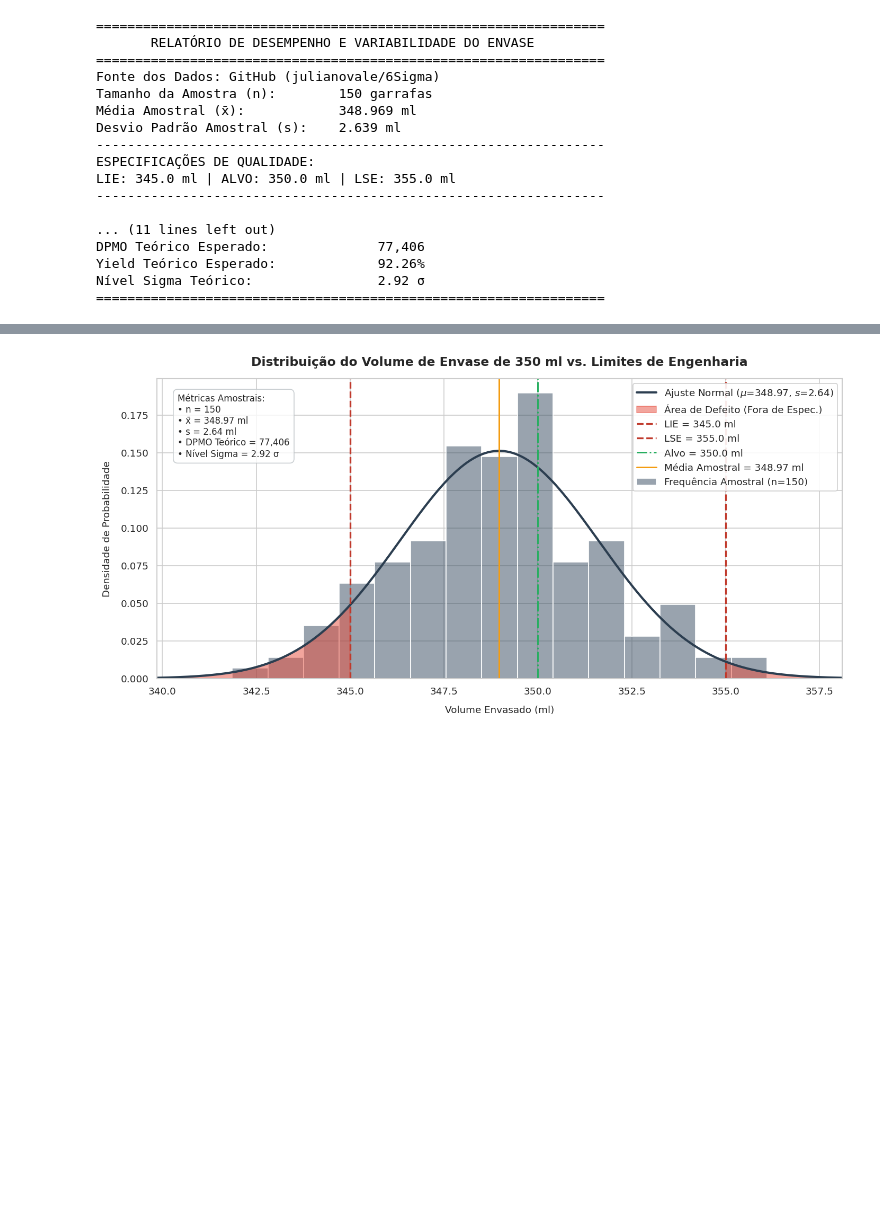
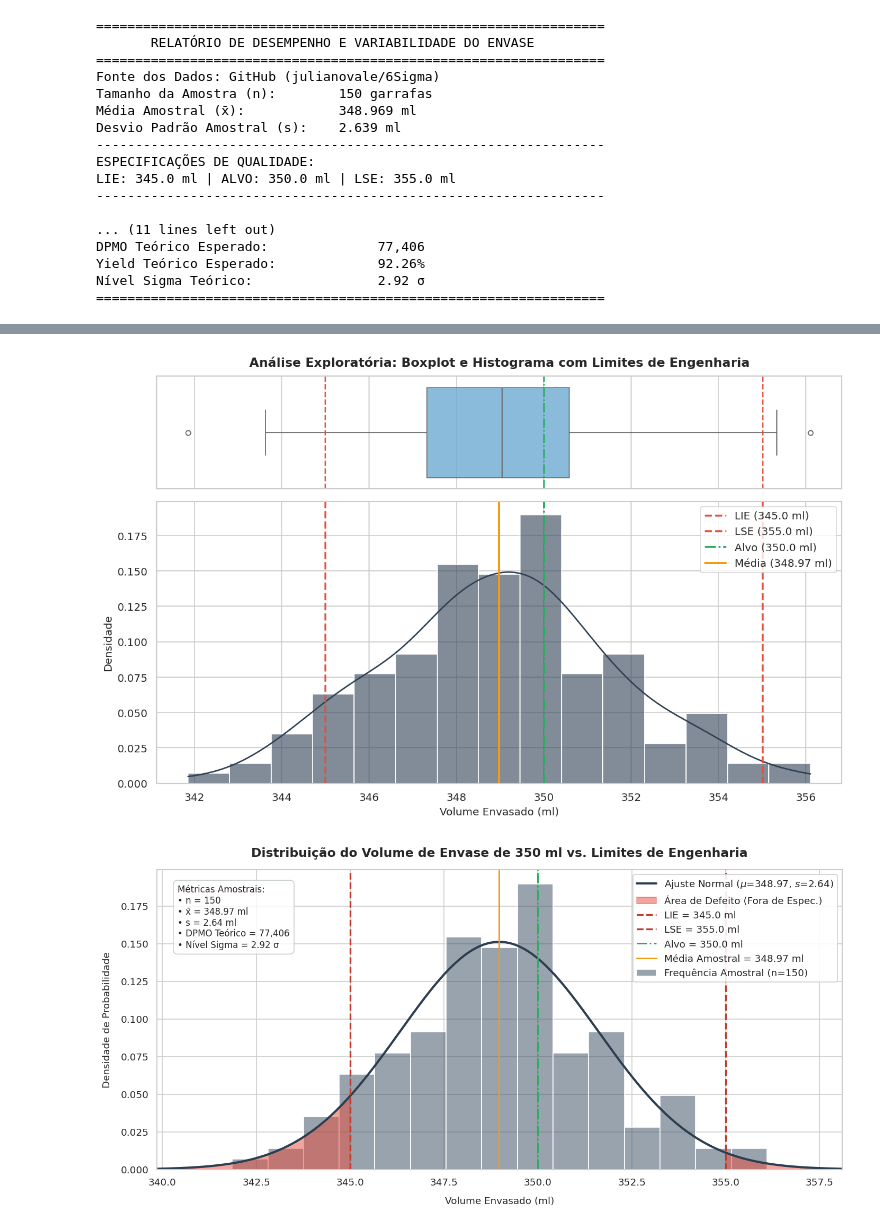
Before and after one commit to julianovale/6Sigma, a Jupyter notebook: 001_6Sigma_Fundamentos.ipynb, the cells around one changed output, grey strips where cells are left out. Drawn from its saved outputs; the diff is of its cells as text; code cells hidden in the pictures; blank space fills up the shorter version.

```diff
--- a/001_6Sigma_Fundamentos.ipynb
+++ b/001_6Sigma_Fundamentos.ipynb
@@ -155,0 +178,74 @@ Nível Sigma Teórico:                2.92 σ
+# %%
+import pandas as pd
+import numpy as np
+import matplotlib.pyplot as plt
+import seaborn as sns
+from scipy import stats
+
+# 1. Carregamento dos dados
+url_raw = "https://raw.githubusercontent.com/julianovale/6Sigma/main/Base/amostra_envase_350ml.csv"
+df = pd.read_csv(url_raw)
+vol = df["volume_ml"]
+
+# Parâmetros de Engenharia
+LIE, LSE, ALVO = 345.0, 355.0, 350.0
+
+# 2. Quadro de Estatísticas Descritivas Completas
+desc = vol.describe()
+assimetria = vol.skew()
+curtose = vol.kurtosis()
+iqr = desc["75%"] - desc["25%"]
+
+print("="*60)
+print("          QUADRO DE ESTATÍSTICA DESCRITIVA DA AMOSTRA          ")
+print("="*60)
+print(f"Tamanho da Amostra (n):     {int(desc['count'])}")
+print(f"Média (x̄):                 {desc['mean']:.3f} ml")
+print(f"Mediana:                    {desc['50%']:.3f} ml")
+print(f"Desvio Padrão (s):          {desc['std']:.3f} ml")
+print(f"Variância (s²):             {vol.var():.3f}")
+print(f"Mínimo / Máximo:            {desc['min']:.2f} ml / {desc['max']:.2f} ml")
+print(f"Amplitude Total (R):        {desc['max'] - desc['min']:.2f} ml")
+print(f"Intervalo Interquartil (IQR):{iqr:.3f} ml")
+print(f"Assimetria (Skewness):      {assimetria:.3f}")
+print(f"Curtose (Kurtosis):         {curtose:.3f}")
+print("-" * 60)
+
+# 3. Teste de Normalidade de Shapiro-Wilk
+stat_shapiro, p_val_shapiro = stats.shapiro(vol)
+
+print("TESTE DE NORMALIDADE (Shapiro-Wilk):")
+print(f"Estatística W:              {stat_shapiro:.4f}")
+print(f"p-valor:                    {p_val_shapiro:.4f}")
+
+if p_val_shapiro >= 0.05:
+    print("Conclusão: p-valor >= 0.05 -> Os dados SEGUEM uma Distribuição Normal (95% de confiança).")
+else:
+    print("Conclusão: p-valor < 0.05 -> Os dados NÃO seguem uma Distribuição Normal.")
+print("="*60)
+
+# 4. Construção da Figura (Boxplot Horizontal + Histograma com Limites)
+fig, axes = plt.subplots(2, 1, figsize=(11, 7), sharex=True, gridspec_kw={'height_ratios': [1, 2.5]}, dpi=120)
+
+# Visualização 1: Boxplot
+sns.boxplot(x=vol, ax=axes[0], color="#5DADE2", fliersize=5, boxprops=dict(alpha=0.8))
+axes[0].set(xlabel='')
+axes[0].set_title("Análise Exploratória: Boxplot e Histograma com Limites de Engenharia", fontsize=13, fontweight='bold', pad=10)
+axes[0].axvline(LIE, color="#E74C3C", linestyle="--", linewidth=1.5)
+axes[0].axvline(LSE, color="#E74C3C", linestyle="--", linewidth=1.5)
+axes[0].axvline(ALVO, color="#27AE60", linestyle="-.", linewidth=1.5)
+
+# Visualização 2: Histograma com KDE
+sns.histplot(vol, kde=True, ax=axes[1], color="#2E4053", bins=15, stat="density", alpha=0.6)
+axes[1].axvline(LIE, color="#E74C3C", linestyle="--", linewidth=2, label=f"LIE ({LIE} ml)")
+axes[1].axvline(LSE, color="#E74C3C", linestyle="--", linewidth=2, label=f"LSE ({LSE} ml)")
+axes[1].axvline(ALVO, color="#27AE60", linestyle="-.", linewidth=1.8, label=f"Alvo ({ALVO} ml)")
+axes[1].axvline(desc['mean'], color="#F39C12", linestyle="-", linewidth=1.8, label=f"Média ({desc['mean']:.2f} ml)")
+
+axes[1].set_xlabel("Volume Envasado (ml)", fontsize=11)
+axes[1].set_ylabel("Densidade", fontsize=11)
+axes[1].legend(loc="upper right", frameon=True, facecolor="white")
+
+plt.tight_layout()
+plt.show()
+# %% [output]
@@ -156,3 +271,4 @@ Nível Sigma Teórico:                2.92 σ
+[figure, added]
 # %%
 import numpy as np
 import pandas as pd
```
Also changed, not shown: parts of 5 cells of this notebook.
